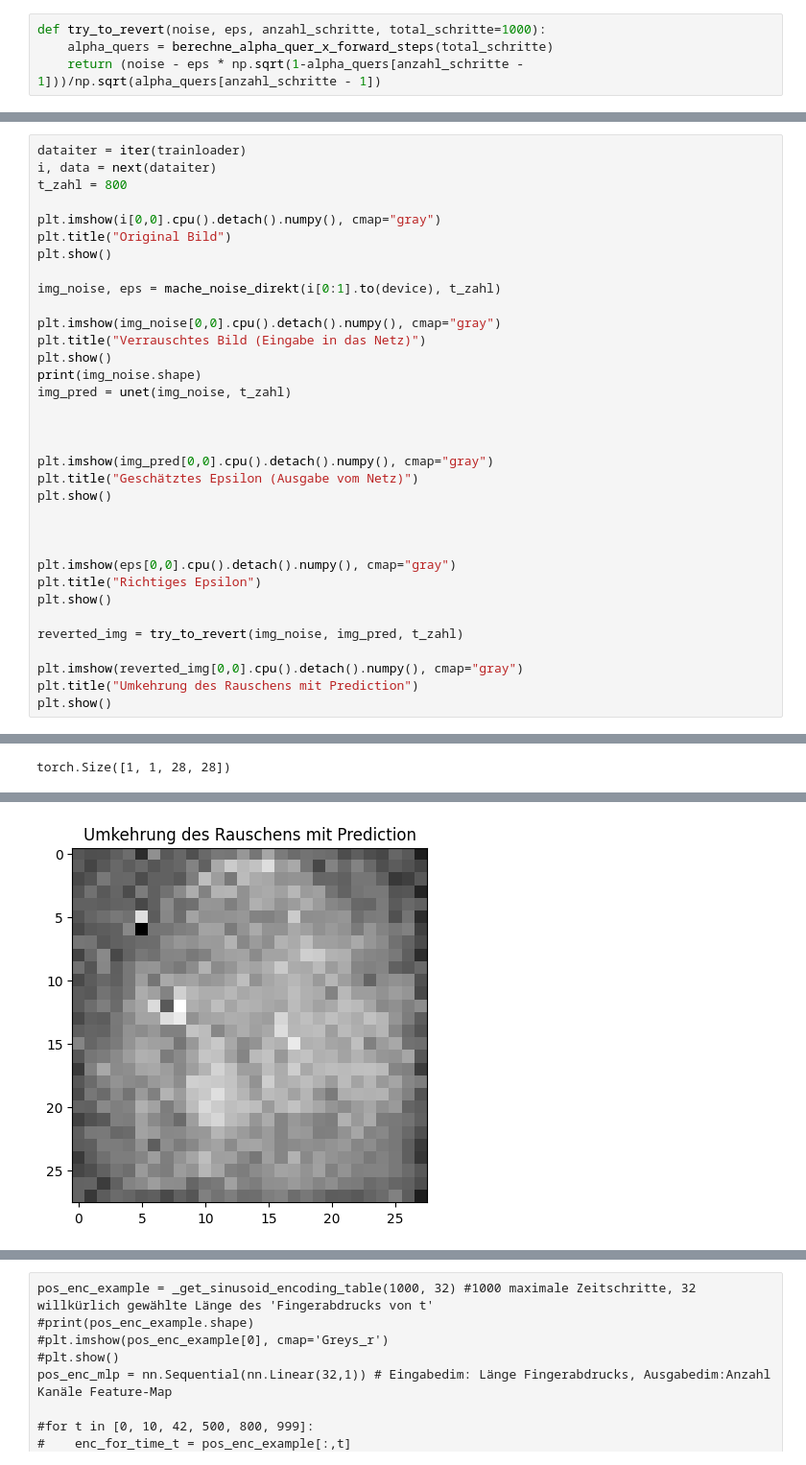
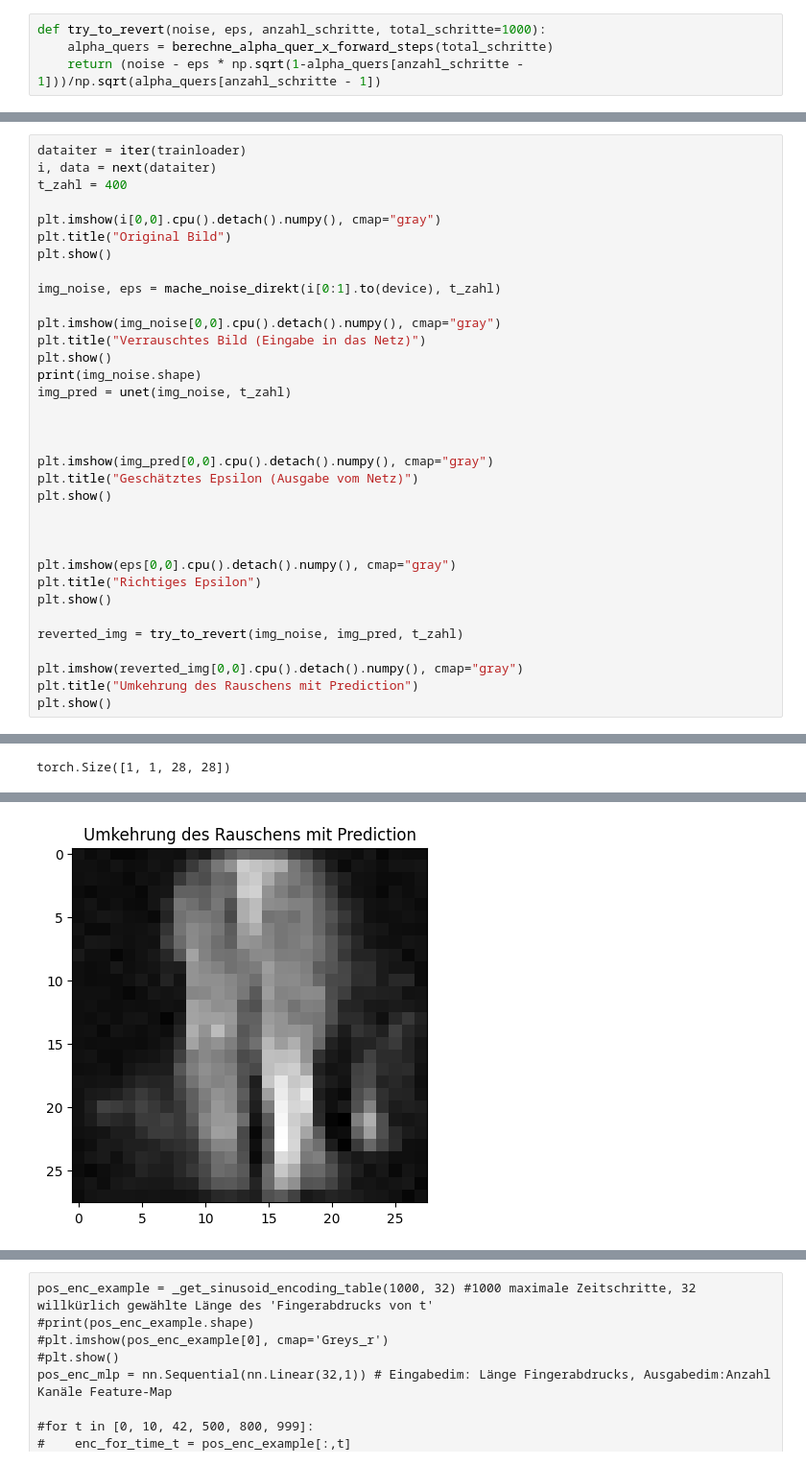
Before and after one commit to FirstThread/DDPM-and-LDM, a Jupyter notebook: FashionMNIST_Dataset-Diffusion_Model.ipynb, the cells around one changed output, grey strips where cells are left out. Shown at 96% size. Cells and saved outputs as stored; diff of their text form.

```diff
--- a/FashionMNIST_Dataset-Diffusion_Model.ipynb
+++ b/FashionMNIST_Dataset-Diffusion_Model.ipynb
@@ -761,7 +761,7 @@ UNet(
 # %%
 dataiter = iter(trainloader)
 i, data = next(dataiter)
-t_zahl = 800
+t_zahl = 400
 
 plt.imshow(i[0,0].cpu().detach().numpy(), cmap="gray")
 plt.title("Original Bild")
@@ -801,4 +801,4 @@ torch.Size([1, 1, 28, 28])
-[figure, old version]
+[figure, new version]
 # %%
 fig, axs = plt.subplots(1, 5, figsize=(20, 4))  # 1 Reihe, 5 Spalten
 
```
Also changed, not shown: parts of 18 cells of this notebook, 6 other files.
